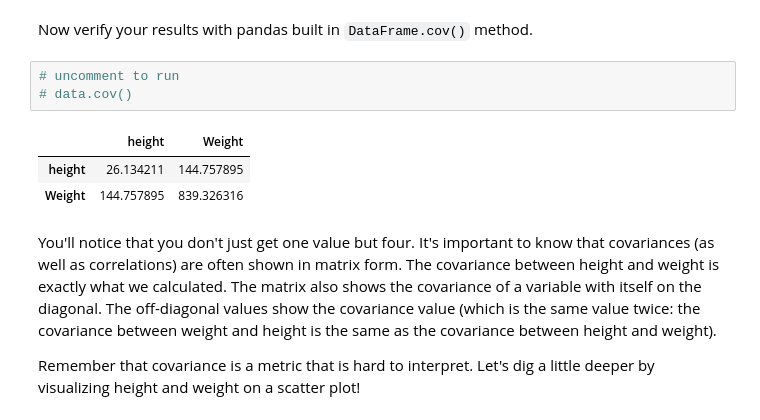
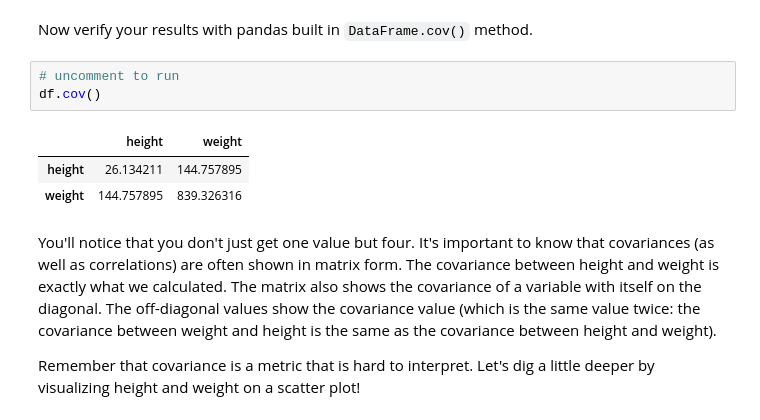
Before and after one commit to Cheffrey2000/flatiron_labs, a Jupyter notebook: section_07/dsc-correlation-covariance-lab-online-ds-ft-081219/index.ipynb, the cells around one changed output. Saved outputs shown, nothing was run; the diff lists cells and outputs as text.

```diff
--- a/section_07/dsc-correlation-covariance-lab-online-ds-ft-081219/index.ipynb
+++ b/section_07/dsc-correlation-covariance-lab-online-ds-ft-081219/index.ipynb
@@ -189,11 +203,11 @@ def covariance(var1, var2):
 Now verify your results with pandas built in `DataFrame.cov()` method.
 # %%
 # uncomment to run
-# data.cov()
+df.cov()
 # %% [output]
-|  | height | Weight |
+|  | height | weight |
 | height | 26.134211 | 144.757895 |
-| Weight | 144.757895 | 839.326316 |
+| weight | 144.757895 | 839.326316 |
 # %% [markdown]
 You'll notice that you don't just get one value but four. It's important to know that covariances (as well as correlations) are often shown in matrix form. The covariance between height and weight is exactly what we calculated. The matrix also shows the covariance of a variable with itself on the diagonal. The off-diagonal values show the covariance value (which is the same value twice: the covariance between weight and height is the same as the covariance between height and weight).
 
```
Also changed, not shown: parts of 5 cells of this notebook.
